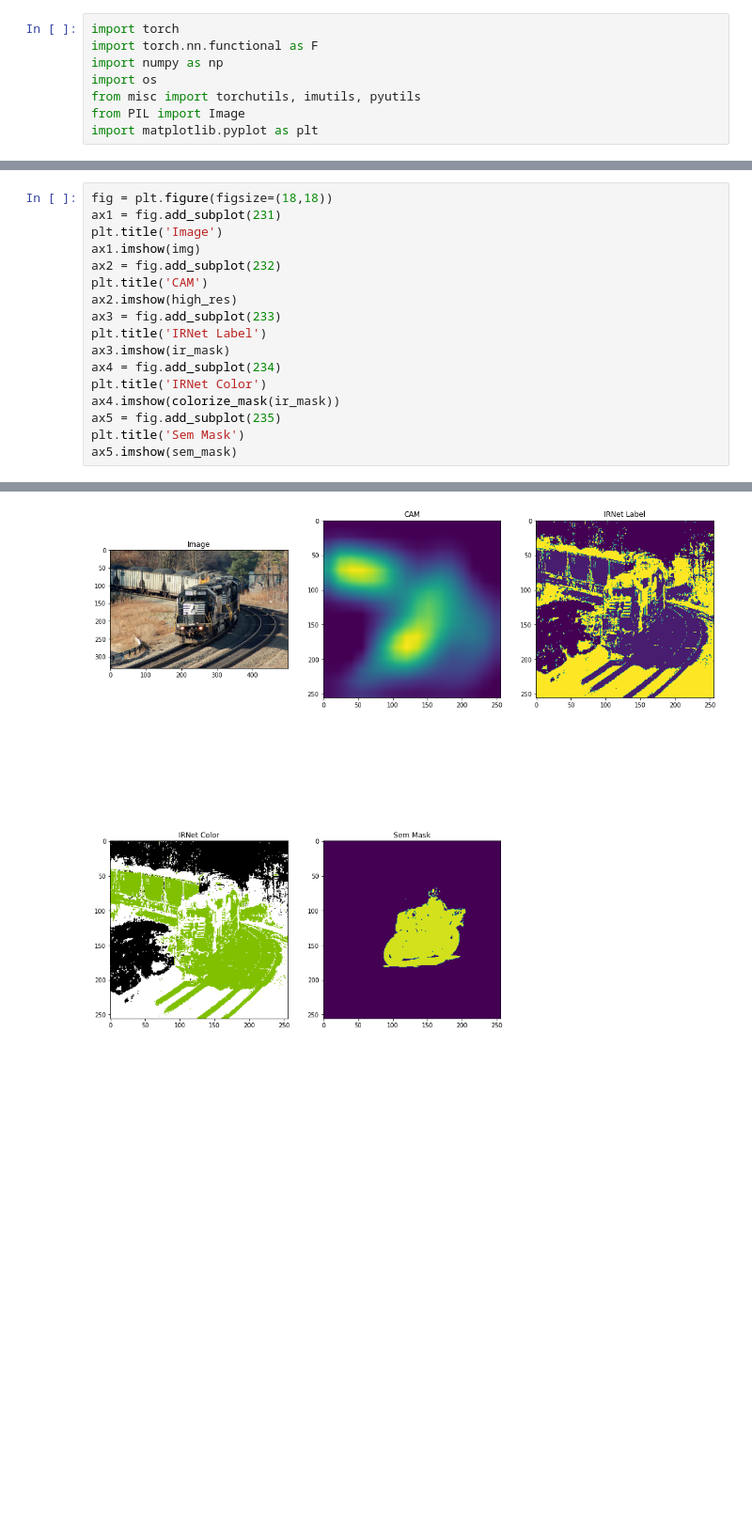
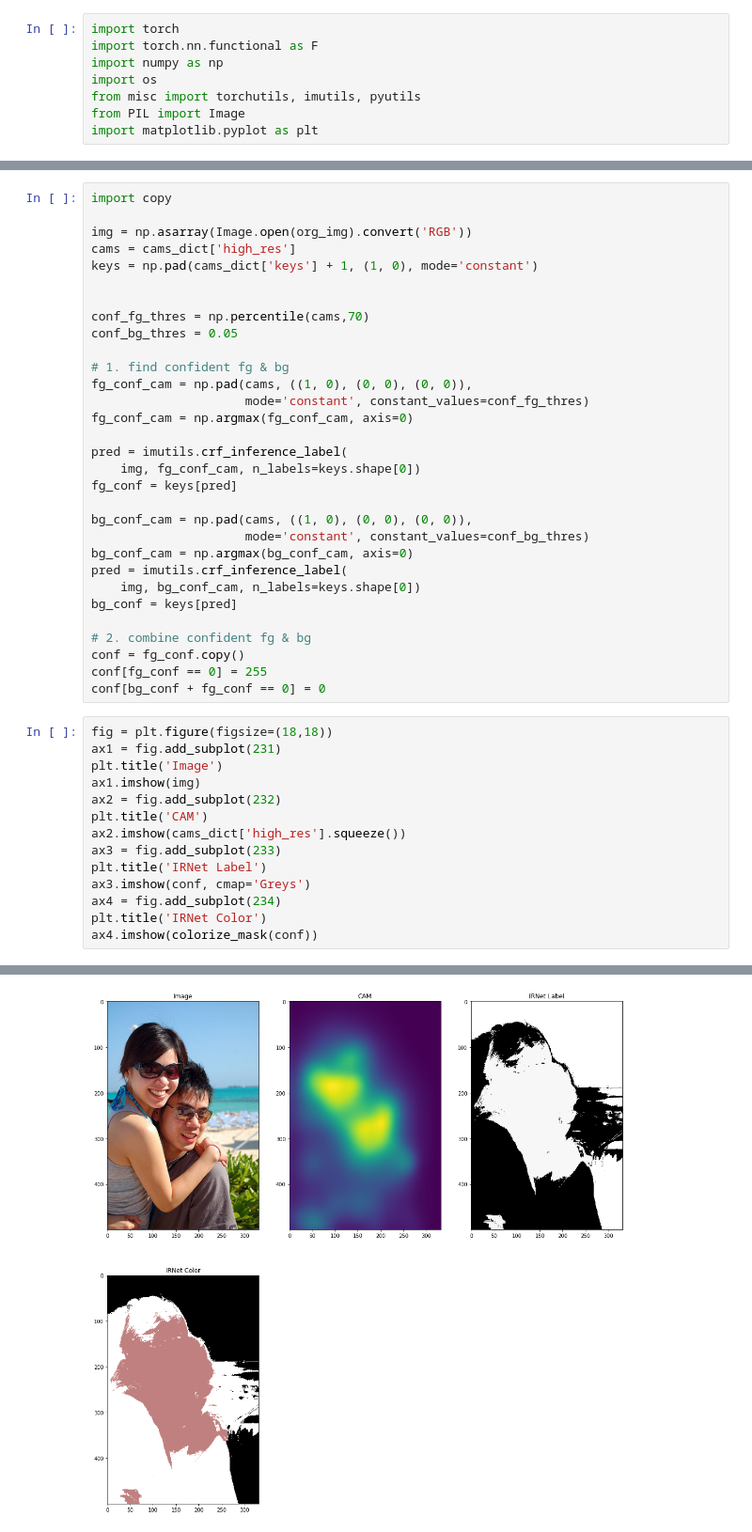
Before and after one commit to yiping-wang/c2am, a Jupyter notebook: IRNetDebug.ipynb, the cells around one changed output, grey strips where cells are left out. Shown at 94% size. Drawn from its saved outputs; the diff is of its cells as text; blank space fills up the shorter version.

```diff
--- a/IRNetDebug.ipynb
+++ b/IRNetDebug.ipynb
@@ -51,20 +52,48 @@ print(np.unique(ir_mask, return_counts=True))
+# %%
+import copy
+
+img = np.asarray(Image.open(org_img).convert('RGB'))
+cams = cams_dict['high_res']
+keys = np.pad(cams_dict['keys'] + 1, (1, 0), mode='constant')
+
+
+conf_fg_thres = np.percentile(cams,70)
+conf_bg_thres = 0.05
+
+# 1. find confident fg & bg
+fg_conf_cam = np.pad(cams, ((1, 0), (0, 0), (0, 0)),
+                     mode='constant', constant_values=conf_fg_thres)
+fg_conf_cam = np.argmax(fg_conf_cam, axis=0)
+
+pred = imutils.crf_inference_label(
+    img, fg_conf_cam, n_labels=keys.shape[0])
+fg_conf = keys[pred]
+
+bg_conf_cam = np.pad(cams, ((1, 0), (0, 0), (0, 0)),
+                     mode='constant', constant_values=conf_bg_thres)
+bg_conf_cam = np.argmax(bg_conf_cam, axis=0)
+pred = imutils.crf_inference_label(
+    img, bg_conf_cam, n_labels=keys.shape[0])
+bg_conf = keys[pred]
+
+# 2. combine confident fg & bg
+conf = fg_conf.copy()
+conf[fg_conf == 0] = 255
+conf[bg_conf + fg_conf == 0] = 0
 # %%
 fig = plt.figure(figsize=(18,18))
 ax1 = fig.add_subplot(231)
 plt.title('Image')
 ax1.imshow(img)
 ax2 = fig.add_subplot(232)
 plt.title('CAM')
-ax2.imshow(high_res)
+ax2.imshow(cams_dict['high_res'].squeeze())
 ax3 = fig.add_subplot(233)
 plt.title('IRNet Label')
-ax3.imshow(ir_mask)
+ax3.imshow(conf, cmap='Greys')
 ax4 = fig.add_subplot(234)
 plt.title('IRNet Color')
-ax4.imshow(colorize_mask(ir_mask))
-ax5 = fig.add_subplot(235)
-plt.title('Sem Mask')
-ax5.imshow(sem_mask)
+ax4.imshow(colorize_mask(conf))
 # %% [output]
 <matplotlib.image.AxesImage at 0x...>
-[figure, old version]
+[figure, new version]
```
Also changed, not shown: parts of 4 cells of this notebook, 1 other file.
